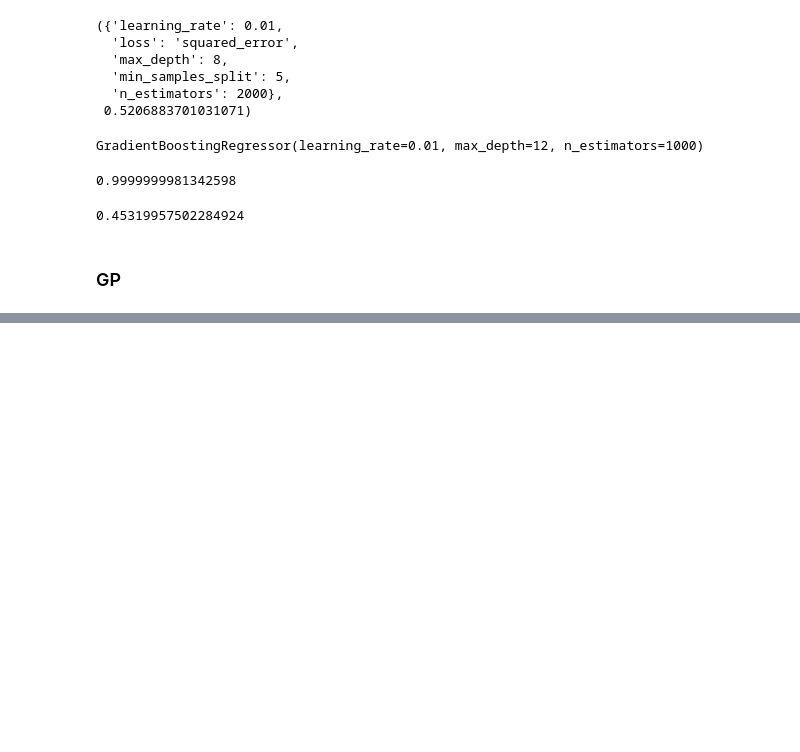
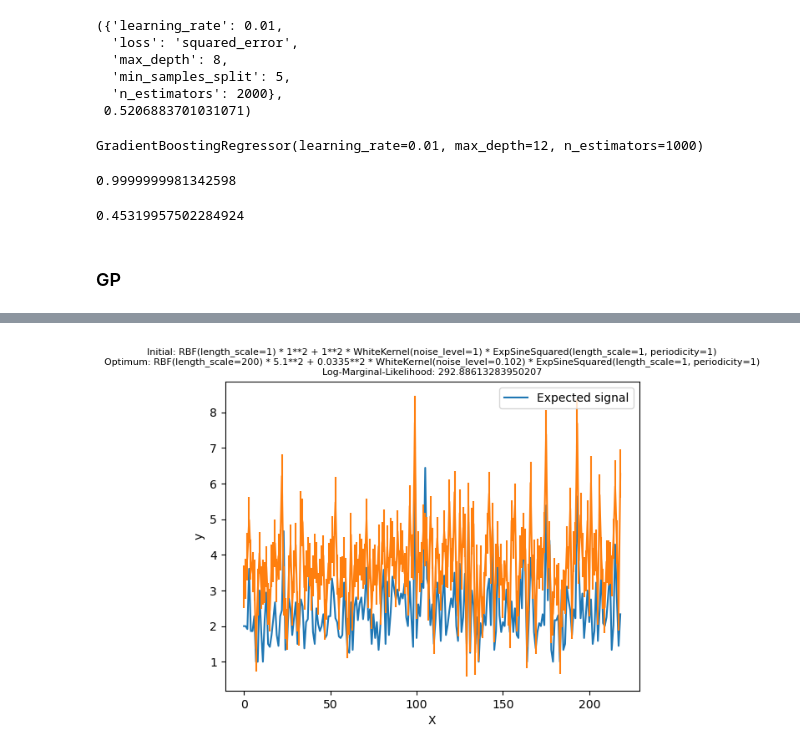
Before and after one commit to Max10-afk/chin_group_project, a Jupyter notebook: data_analysis.ipynb, the cells around one changed output, grey strips where cells are left out. Saved outputs shown, nothing was run; the diff lists cells and outputs as text; code cells hidden in the pictures; blank space fills up the shorter version.

```diff
--- a/data_analysis.ipynb
+++ b/data_analysis.ipynb
@@ -455,6 +396,9 @@ reg.score(scaled_x_test, y_test)
 # %% [markdown]
 ### GP
 # %%
-kernel = kernels.RBF(1.0, length_scale_bounds=(1e-3, 1e5))*1.0
-gp_rbf = GaussianProcessRegressor(kernel=kernel, random_state=1).fit(scaled_x_train, y_train)
+rbf_kernel = kernels.RBF(1.0, length_scale_bounds=(1e-3, 1e5))*1.0
+noise_kernel = 1* kernels.WhiteKernel(noise_level=1, noise_level_bounds=(1e-1, 1e2))
+periodic_kernel = kernels.ExpSineSquared(length_scale=1, periodicity=1)
+full_kernel = rbf_kernel+noise_kernel*periodic_kernel
+gp_rbf = GaussianProcessRegressor(kernel=full_kernel, random_state=1, alpha=0).fit(scaled_x_train_sub, y_train)
 # %%
@@ -463,0 +420,2 @@ gp_rbf.score(scaled_x_train, y_train)
+# %%
+y_mean, y_std = gp_rbf.predict(scaled_x_train_sub, return_std=True)
@@ -463,0 +427,16 @@ gp_rbf.score(scaled_x_train, y_train)
+# %%
+plt.plot(np.arange(0, y_train.shape[0]), y_train, label="Expected signal")
+# plt.scatter(x=X_train[:, 0], y=y_train, color="black", alpha=0.4, label="Observations")
+plt.errorbar(np.arange(0, y_train.shape[0]), y_mean, y_std)
+plt.legend()
+plt.xlabel("X")
+plt.ylabel("y")
+_ = plt.title(
+    (
+        f"Initial: {full_kernel}\nOptimum: {gp_rbf.kernel_}\nLog-Marginal-Likelihood: "
+        f"{gp_rbf.log_marginal_likelihood(gp_rbf.kernel_.theta)}"
+    ),
+    fontsize=8,
+)
+# %% [output]
+[figure, added]
```
Also changed, not shown: parts of 27 cells of this notebook.
